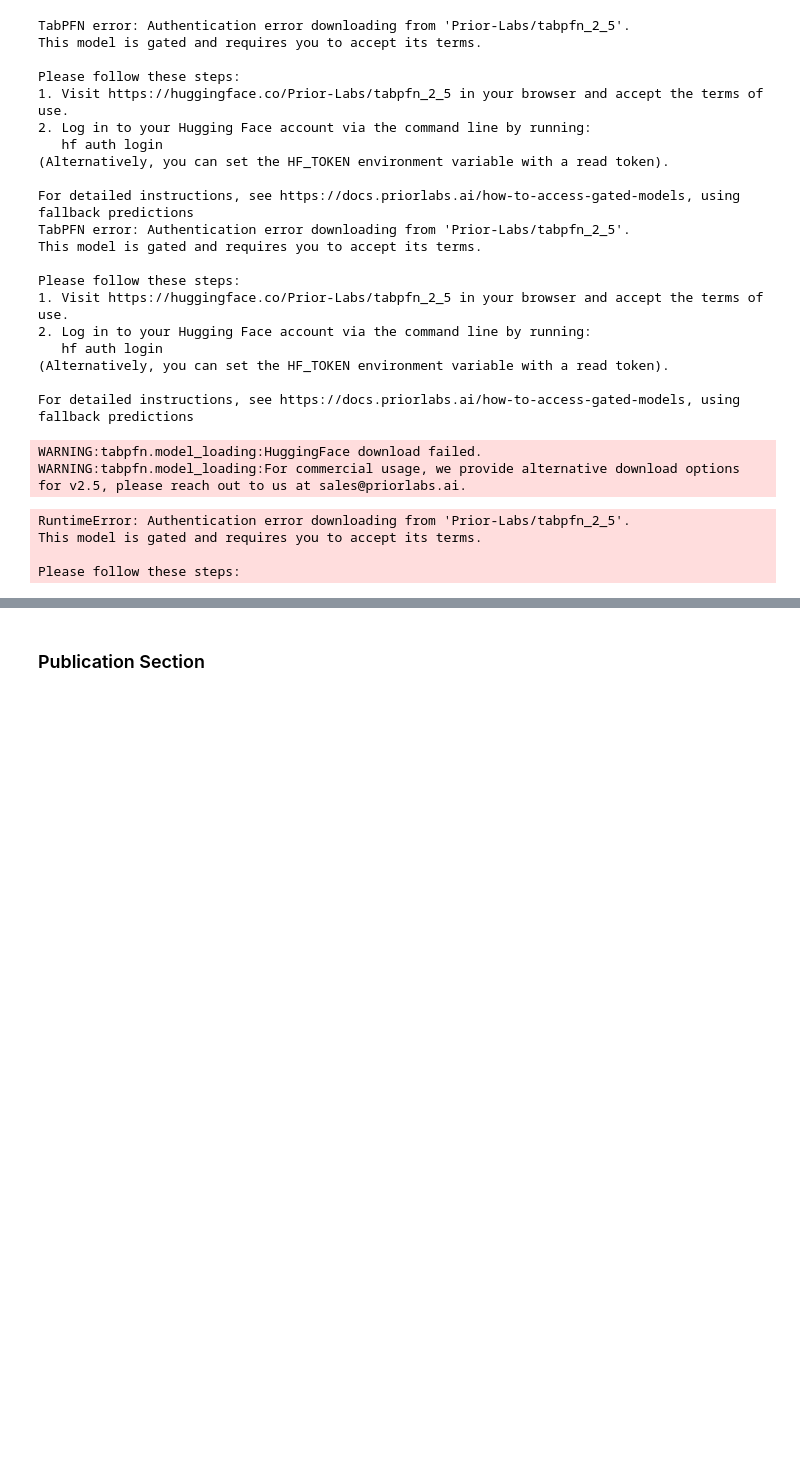
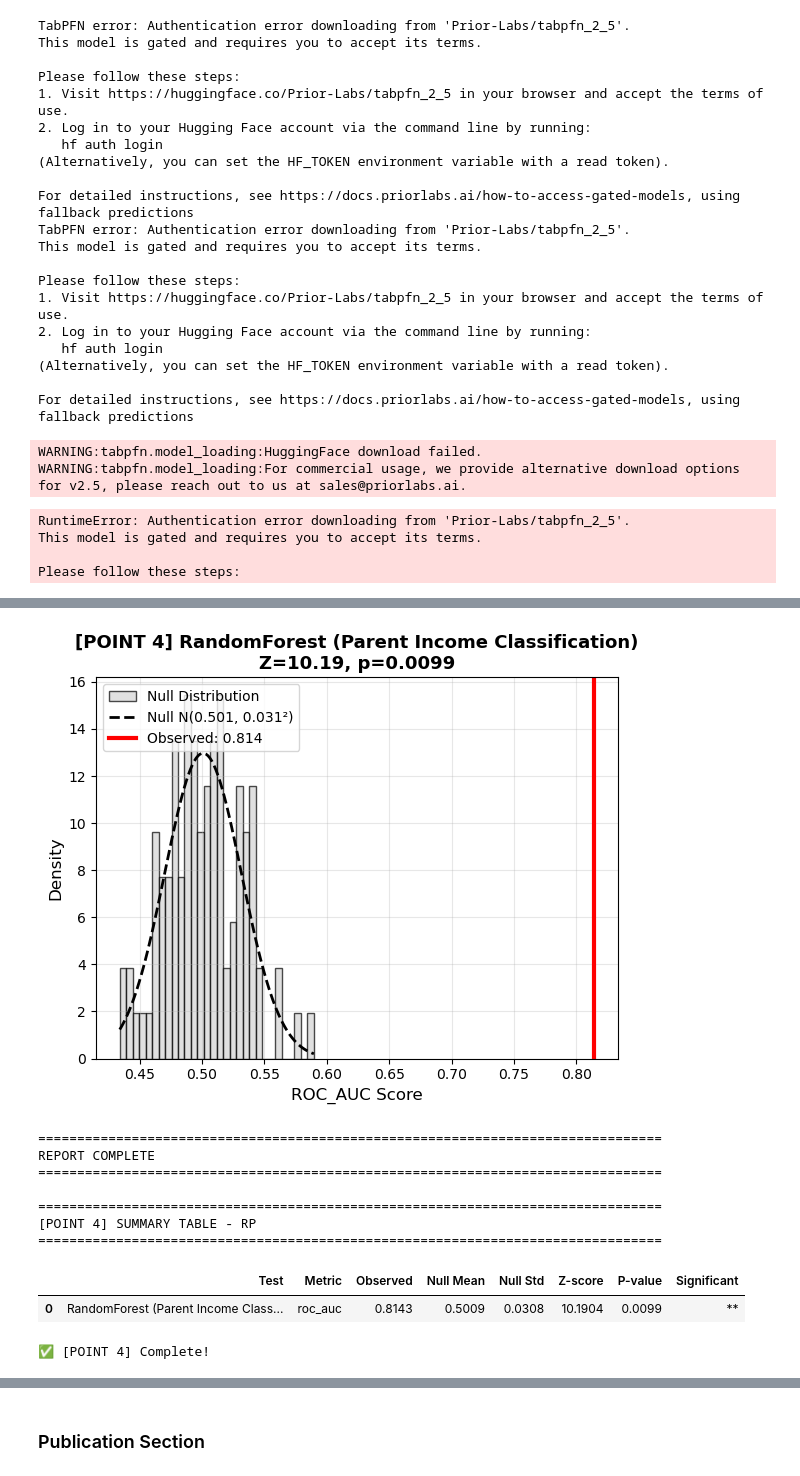
Before and after one commit to romirthedev/nature-mitmcg, a Jupyter notebook: Copy_of_ABCTestR.ipynb, the cells around one changed output, grey strips where cells are left out. Drawn from its saved outputs; the diff is of its cells as text; code cells hidden in the pictures; blank space fills up the shorter version.

```diff
--- a/Copy_of_ABCTestR.ipynb
+++ b/Copy_of_ABCTestR.ipynb
@@ -31405,0 +31675,66 @@ Please follow these steps:
+# %%
+#@title ✅ Reviewer Point 4: Permutation Testing
+reviewer_point_4 = True #@param {type:"boolean"}
+
+if reviewer_point_4:
+    import sys
+    import os
+
+    if 'reviewer_additions' not in sys.path:
+        sys.path.append(os.path.abspath('reviewer_additions'))
+
+    try:
+        from permutation_test_reporter import PermutationTestReporter
+    except ImportError:
+        print("Error: Could not import permutation_test_reporter.")
+
+    # LOAD ABCD DATA DIRECTLY
+    print("📂 Loading ABCD data for [POINT 4]...")
+    sample = pd.read_csv('CLEAN_ABCD_5.1_panel_20241022.csv', low_memory=False, index_col=0)
+    print(f"✅ Loaded: shape={sample.shape}")
+
+    target_col = 'parent_income'
+    cols_to_drop = [c for c in [target_col, 'subject', 'time'] if c in sample.columns]
+    X = sample.drop(columns=cols_to_drop).select_dtypes(include=[np.number])
+    y_continuous = sample[target_col]
+    valid_idx = y_continuous.notna()
+    X, y_continuous = X[valid_idx], y_continuous[valid_idx]
+    y = (y_continuous > y_continuous.median()).astype(int)
+    X = X.fillna(X.mean())
+
+    print(f"✅ Data ready: X shape={X.shape}, y={pd.Series(y).value_counts().to_dict()}")
+    print("\n🚀 Running [POINT 4] Permutation Test Analysis...")
+
+    # Define model factory (same as main analysis)
+    def model_factory():
+        from sklearn.ensemble import RandomForestClassifier
+        return RandomForestClassifier(n_estimators=100, random_state=42, class_weight='balanced')
+
+    # Initialize permutation test reporter
+    perm_reporter = PermutationTestReporter(X, y, n_permutations=100, cv_folds=5, random_state=42)
+
+    # Run permutation test with default AUC scoring for classification
+    print("\n" + "="*80)
+    print("[POINT 4] Testing Model Significance Against Null Distributions - RP")
+    print("="*80)
+
+    result = perm_reporter.run_permutation_test(
+        model_factory,
+        test_name="RandomForest (Parent Income Classification)",
+        scoring='roc_auc'
+    )
+
+    # Generate summary report
+    perm_reporter.generate_report(title="[POINT 4] PERMUTATION TEST RESULTS - RP", save_plots=False)
+
+    # Display summary table
+    print("\n" + "="*80)
+    print("[POINT 4] SUMMARY TABLE - RP")
+    print("="*80)
+    summary_df = perm_reporter.get_summary_table()
+    display(summary_df)
+
+    print("\n✅ [POINT 4] Complete!")
+else:
+    print("⏭️  Point 4 skipped (checkbox not checked)")
+# %% [output]
@@ -31405,0 +31758,11 @@ Please follow these steps:
+[figure, added]
+================================================================================
+REPORT COMPLETE
+================================================================================
+
+================================================================================
+[POINT 4] SUMMARY TABLE - RP
+================================================================================
+|  | Test | Metric | Observed | Null Mean | Null Std | Z-score | P-value | Significant |
+| 0 | RandomForest (Parent Income Class... | roc_auc | 0.8143 | 0.5009 | 0.0308 | 10.1904 | 0.0099 | ** |
+✅ [POINT 4] Complete!
```
Also changed, not shown: parts of 23 cells of this notebook, 9 other files.
